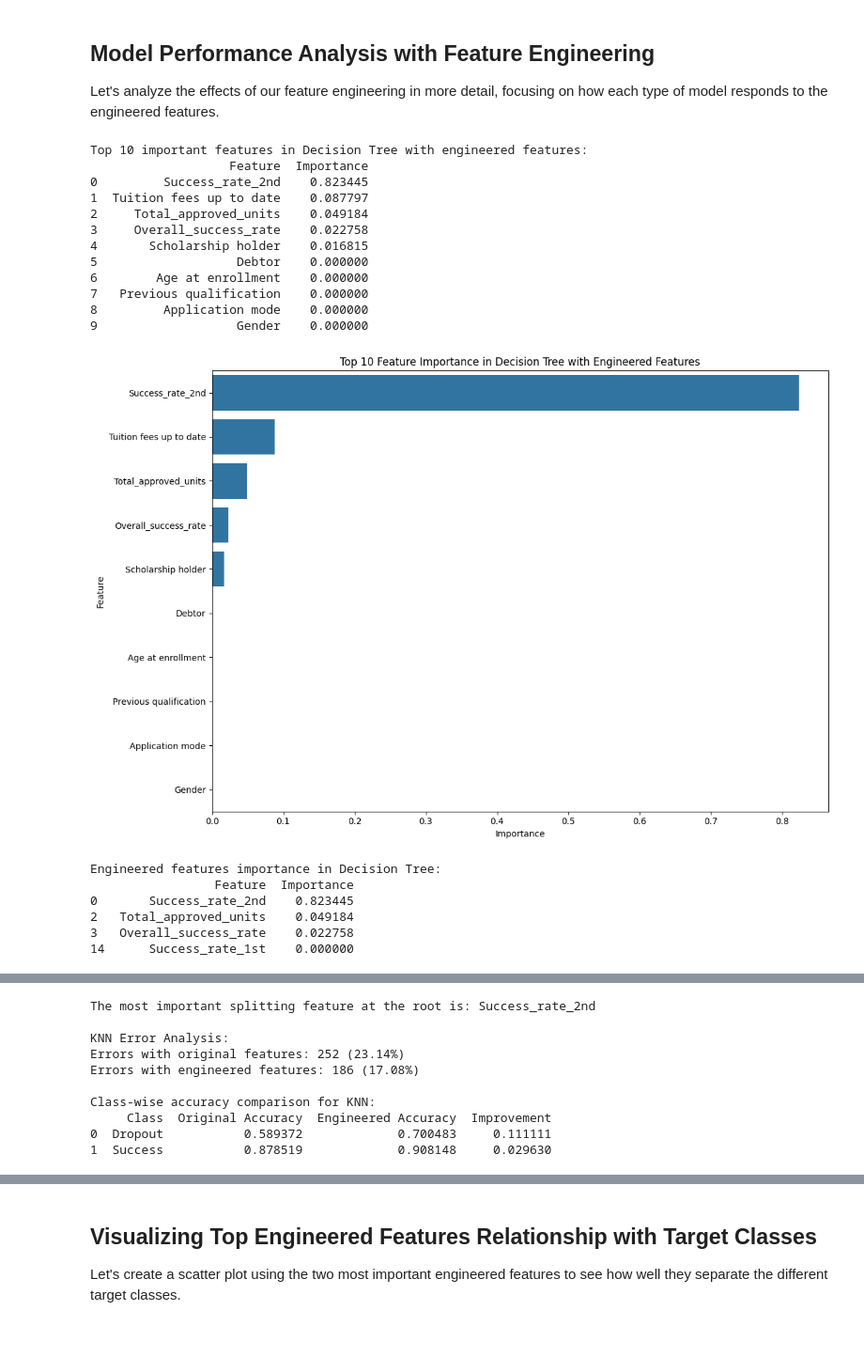
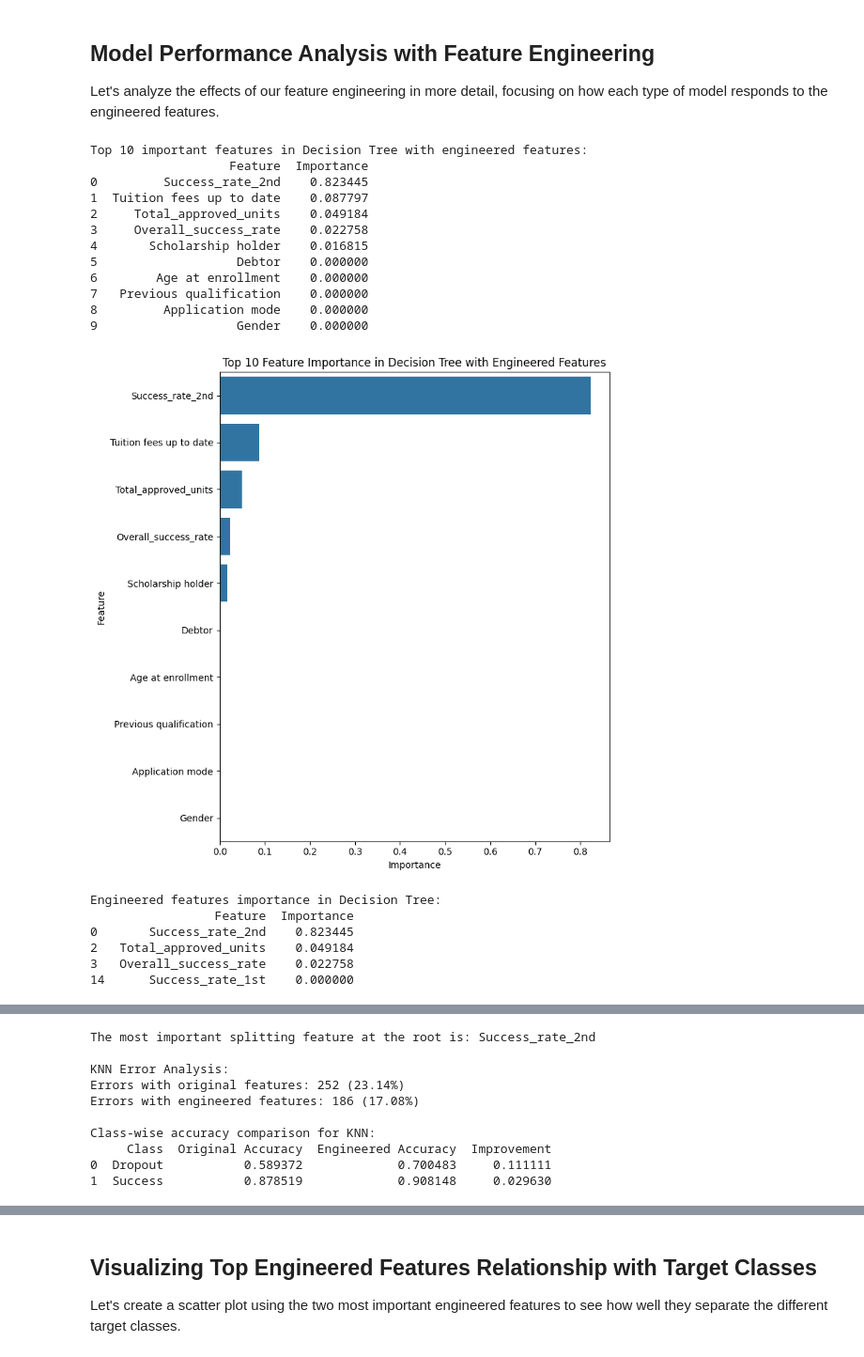
Before and after one commit to CuriousPercibal/info_era_peldak, a Jupyter notebook: Classification.ipynb, the cells around one changed output, grey strips where cells are left out. Shown at 94% size. Cells and saved outputs as stored; diff of their text form; code cells hidden in the pictures.

Commit message:
Finalize visualizations

```diff
--- a/Classification.ipynb
+++ b/Classification.ipynb
@@ -108,6 +108,7 @@ Index(['Marital status', 'Application mode', 'Application order', 'Course',
       dtype='object')
 # %%
 # Extract Target correlations and create a horizontal bar chart
+spearman_corr = df.corr(method='spearman')
 target_correlations = spearman_corr.loc['Target'].sort_values(key=abs, ascending=False)
 # Remove self-correlation (always 1.0)
 target_correlations = target_correlations[target_correlations.index != 'Target']
@@ -572,7 +573,7 @@ print("Top 10 important features in Decision Tree with engineered features:")
 print(dt_fe_importance_df.head(10))
 
 # Visualize feature importance
-plt.figure(figsize=(12, 8))
+plt.figure(figsize=(8, 8))
 sns.barplot(x='Importance', y='Feature', data=dt_fe_importance_df.head(10))
 plt.title('Top 10 Feature Importance in Decision Tree with Engineered Features')
 plt.tight_layout()
@@ -585,11 +586,11 @@ print(engineered_importance)
 
 # Visualize the decision tree structure
 from sklearn import tree
-plt.figure(figsize=(20, 12))
+plt.figure(figsize=(16, 8))
 tree.plot_tree(dt_fe, feature_names=dt_fe_feature_names,
-               class_names=['Dropout', 'Success'],
-               filled=True, rounded=True, fontsize=10)
-plt.title('Decision Tree with Engineered Features (max_depth=5)', fontsize=16)
+               class_names=['Dropout', 'Success'], label="none", impurity=False, precision=2,
+               filled=True, rounded=True, fontsize=16)
+plt.title('Döntési fa az összegzett jellemzőkkel (max. 3 mélység)', fontsize=24)
 plt.tight_layout()
 plt.show()
 
@@ -638,34 +639,34 @@ width = 0.35
 plt.bar(x - width/2, knn_orig_class_acc, width, label='Original Features')
 plt.bar(x + width/2, knn_fe_class_acc, width, label='Engineered Features')
 plt.xlabel('Class')
 plt.ylabel('Accuracy')
 plt.title('Class-wise Accuracy Improvement with Engineered Features (KNN)')
 plt.xticks(x, class_names)
 plt.ylim(0, 1.0)  # Adjust as needed
 plt.legend()
 plt.grid(axis='y', linestyle='--', alpha=0.7)
 
 # Add text above bars
 for i, (orig, eng) in enumerate(zip(knn_orig_class_acc, knn_fe_class_acc)):
     plt.text(i - width/2, orig + 0.01, f"{orig:.3f}", ha='center')
     plt.text(i + width/2, eng + 0.01, f"{eng:.3f}", ha='center')
 
 plt.tight_layout()
 plt.show()
 # %% [output]
 Top 10 important features in Decision Tree with engineered features:
                    Feature  Importance
 0         Success_rate_2nd    0.823445
 1  Tuition fees up to date    0.087797
 2     Total_approved_units    0.049184
 3     Overall_success_rate    0.022758
 4       Scholarship holder    0.016815
 5                   Debtor    0.000000
 6        Age at enrollment    0.000000
 7   Previous qualification    0.000000
 8         Application mode    0.000000
 9                   Gender    0.000000
-[figure, old version]
+[figure, new version]
 Engineered features importance in Decision Tree:
                  Feature  Importance
 0       Success_rate_2nd    0.823445
```
Also changed, not shown: parts of 7 cells of this notebook, 1 other file.
